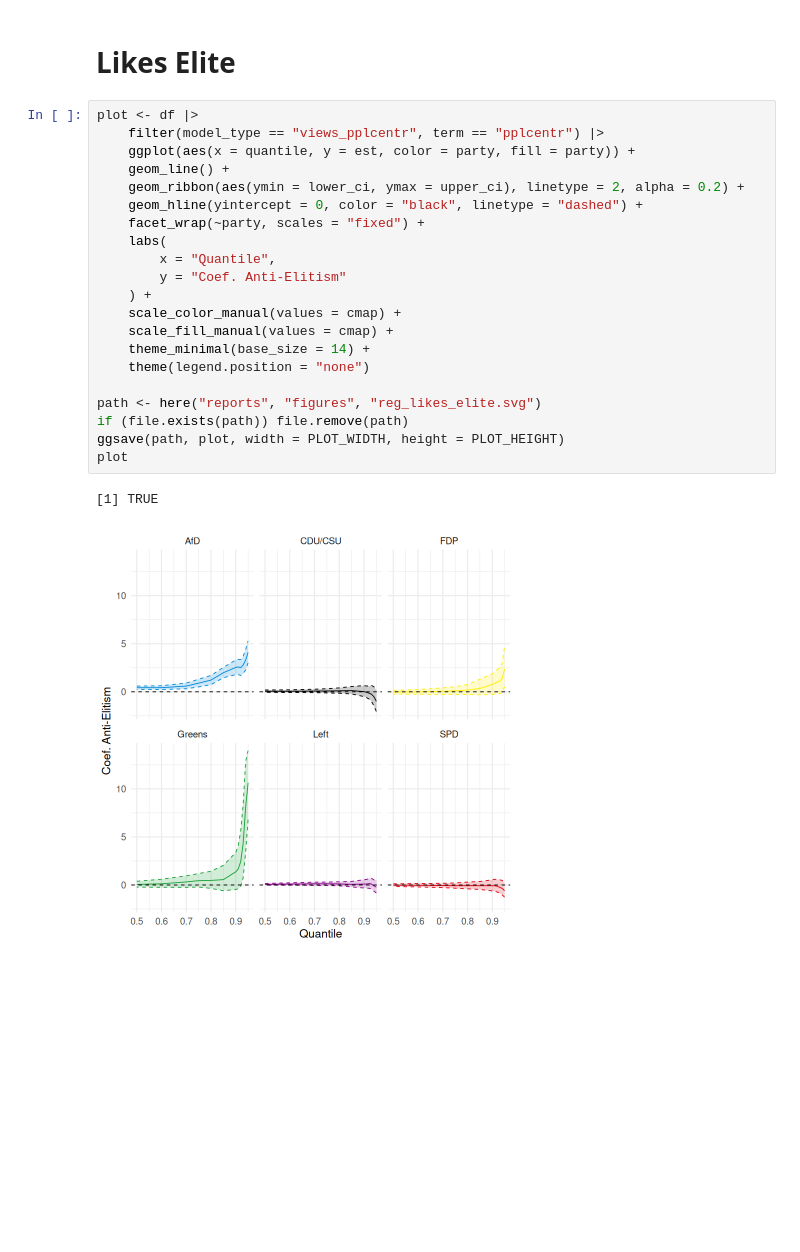
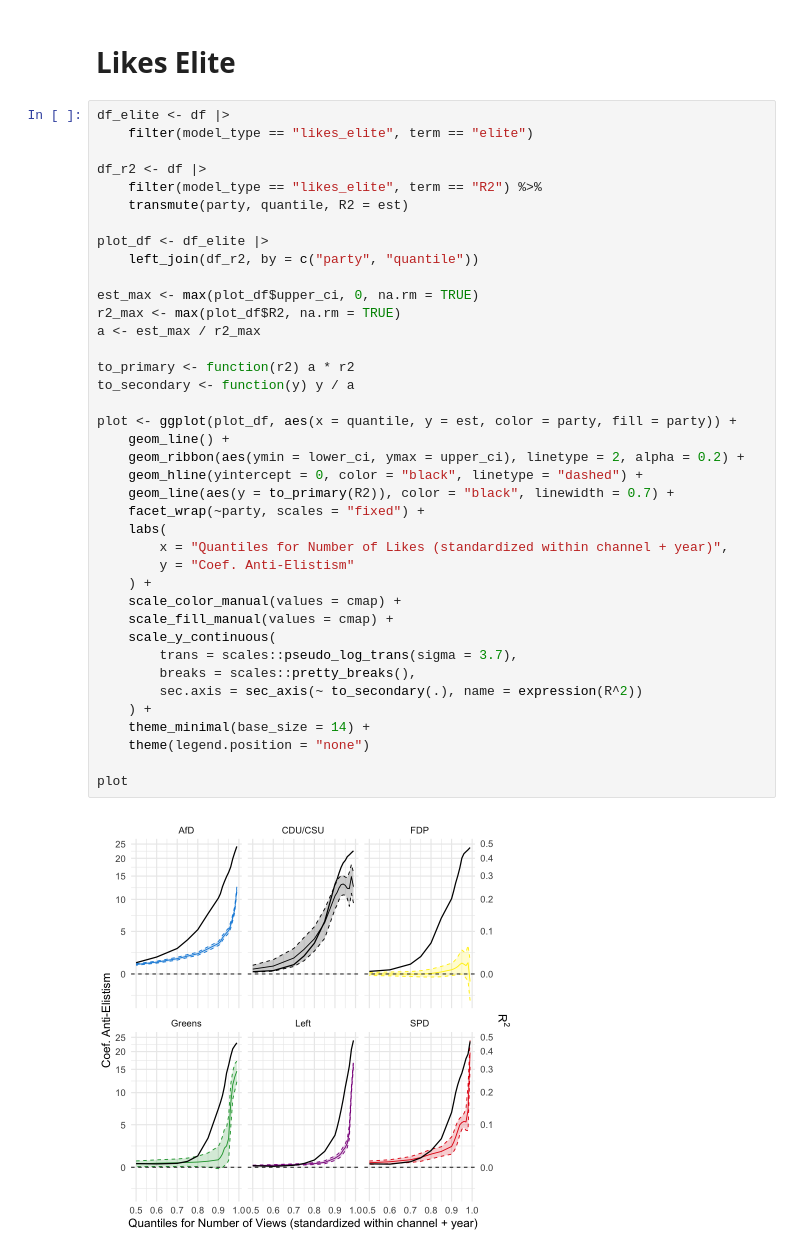
Before and after one commit to luerhard/anti-elitism-gets-views, a Jupyter notebook: pipeline/07-plot_regressions.ipynb, the cells around one changed output. Cells and saved outputs as stored; diff of their text form; blank space fills up the shorter version.

Commit message:
recreate plots with bayes r2 lines

```diff
--- a/pipeline/07-plot_regressions.ipynb
+++ b/pipeline/07-plot_regressions.ipynb
@@ -106,26 +159,43 @@ plot
 # %% [markdown]
 # Likes Elite
 # %%
-plot <- df |>
-    filter(model_type == "views_pplcentr", term == "pplcentr") |>
-    ggplot(aes(x = quantile, y = est, color = party, fill = party)) +
+df_elite <- df |>
+    filter(model_type == "likes_elite", term == "elite")
+
+df_r2 <- df |>
+    filter(model_type == "likes_elite", term == "R2") %>%
+    transmute(party, quantile, R2 = est)
+
+plot_df <- df_elite |>
+    left_join(df_r2, by = c("party", "quantile"))
+
+est_max <- max(plot_df$upper_ci, 0, na.rm = TRUE)
+r2_max <- max(plot_df$R2, na.rm = TRUE)
+a <- est_max / r2_max
+
+to_primary <- function(r2) a * r2
+to_secondary <- function(y) y / a
+
+plot <- ggplot(plot_df, aes(x = quantile, y = est, color = party, fill = party)) +
     geom_line() +
     geom_ribbon(aes(ymin = lower_ci, ymax = upper_ci), linetype = 2, alpha = 0.2) +
     geom_hline(yintercept = 0, color = "black", linetype = "dashed") +
+    geom_line(aes(y = to_primary(R2)), color = "black", linewidth = 0.7) +
     facet_wrap(~party, scales = "fixed") +
     labs(
-        x = "Quantile",
-        y = "Coef. Anti-Elitism"
+        x = "Quantiles for Number of Likes (standardized within channel + year)",
+        y = "Coef. Anti-Elistism"
     ) +
     scale_color_manual(values = cmap) +
     scale_fill_manual(values = cmap) +
+    scale_y_continuous(
+        trans = scales::pseudo_log_trans(sigma = 3.7),
+        breaks = scales::pretty_breaks(),
+        sec.axis = sec_axis(~ to_secondary(.), name = expression(R^2))
+    ) +
     theme_minimal(base_size = 14) +
     theme(legend.position = "none")
 
-path <- here("reports", "figures", "reg_likes_elite.svg")
-if (file.exists(path)) file.remove(path)
-ggsave(path, plot, width = PLOT_WIDTH, height = PLOT_HEIGHT)
 plot
 # %% [output]
-[1] TRUE
-[figure, old version]
+[figure, new version]
```
Also changed, not shown: parts of 16 cells of this notebook, 2 other files.
